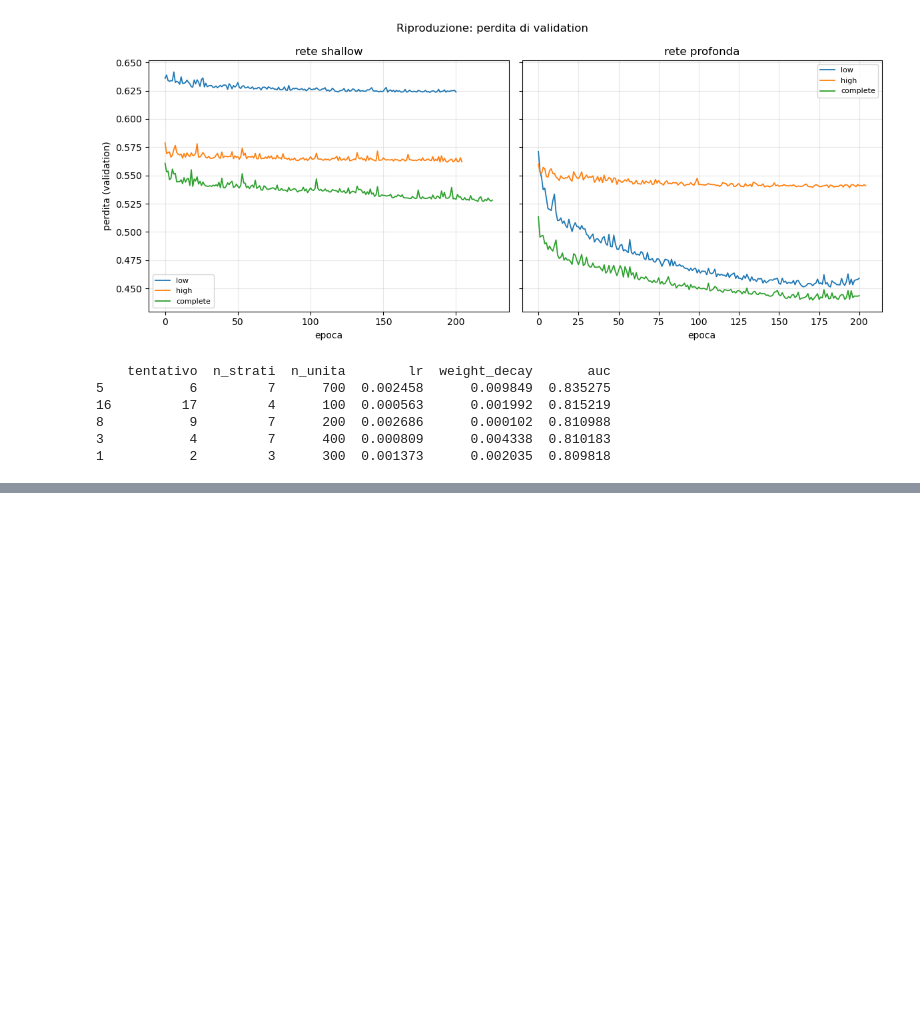
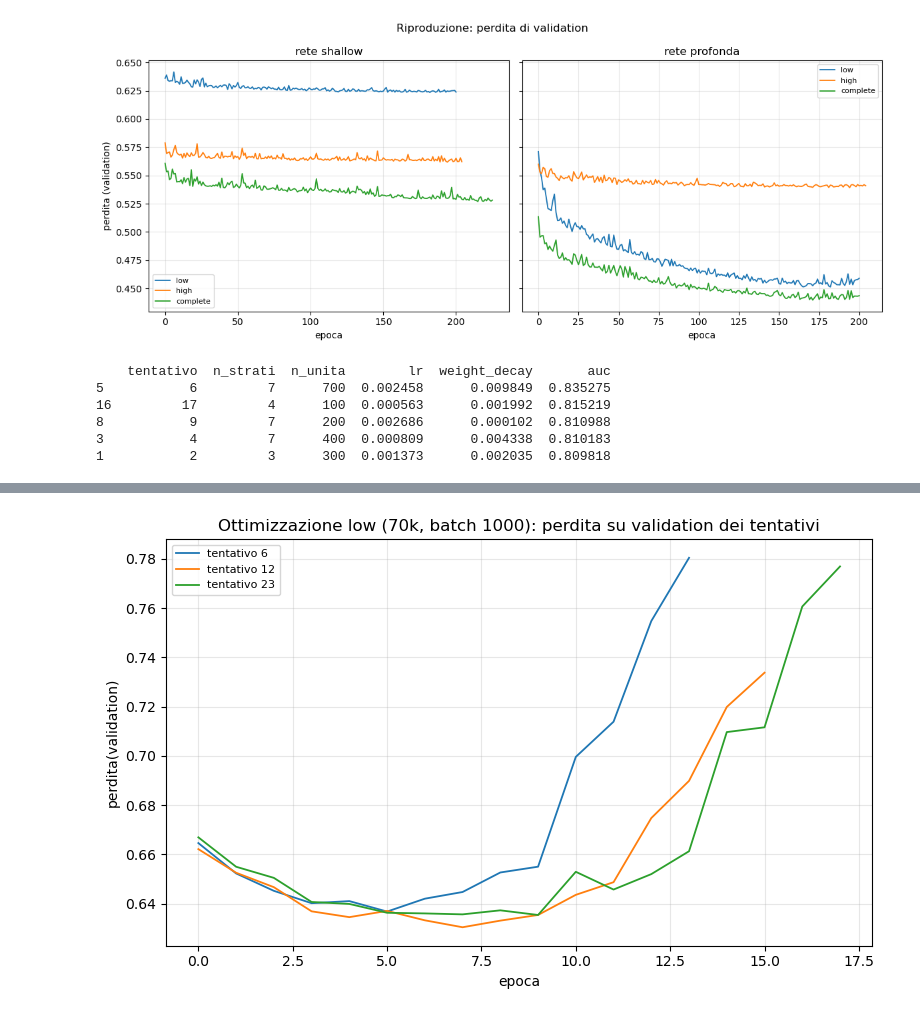
Before and after one commit to alivergani/Deep-Learning, a Jupyter notebook: ExoticParticles_HEP/notebooks/grafici_presentazione.ipynb, the cells around one changed output, grey strips where cells are left out. Cells and saved outputs as stored; diff of their text form; code cells hidden in the pictures; blank space fills up the shorter version.

```diff
--- a/ExoticParticles_HEP/notebooks/grafici_presentazione.ipynb
+++ b/ExoticParticles_HEP/notebooks/grafici_presentazione.ipynb
@@ -124,0 +172,8 @@ print(df[["tentativo","n_strati","n_unita","lr","weight_decay","auc"]].head(5))
+# %%
+# ricerca 70k/batch1000: AUC su validation dei tentativi
+curve_ottim_70k = carica_curve_tentativi("ottimizzazione1", "ottimizzazione_70k_batch1000_low", [6, 12, 23])
+grafico_curve(curve_ottim_70k, "perdita(validation)",
+              "Ottimizzazione low (70k, batch 1000): perdita su validation dei tentativi",
+              epoca_svolta=None, etichetta="tentativo")
+# %% [output]
+[figure, added]
```
Also changed, not shown: parts of 5 cells of this notebook, 1 other file.
